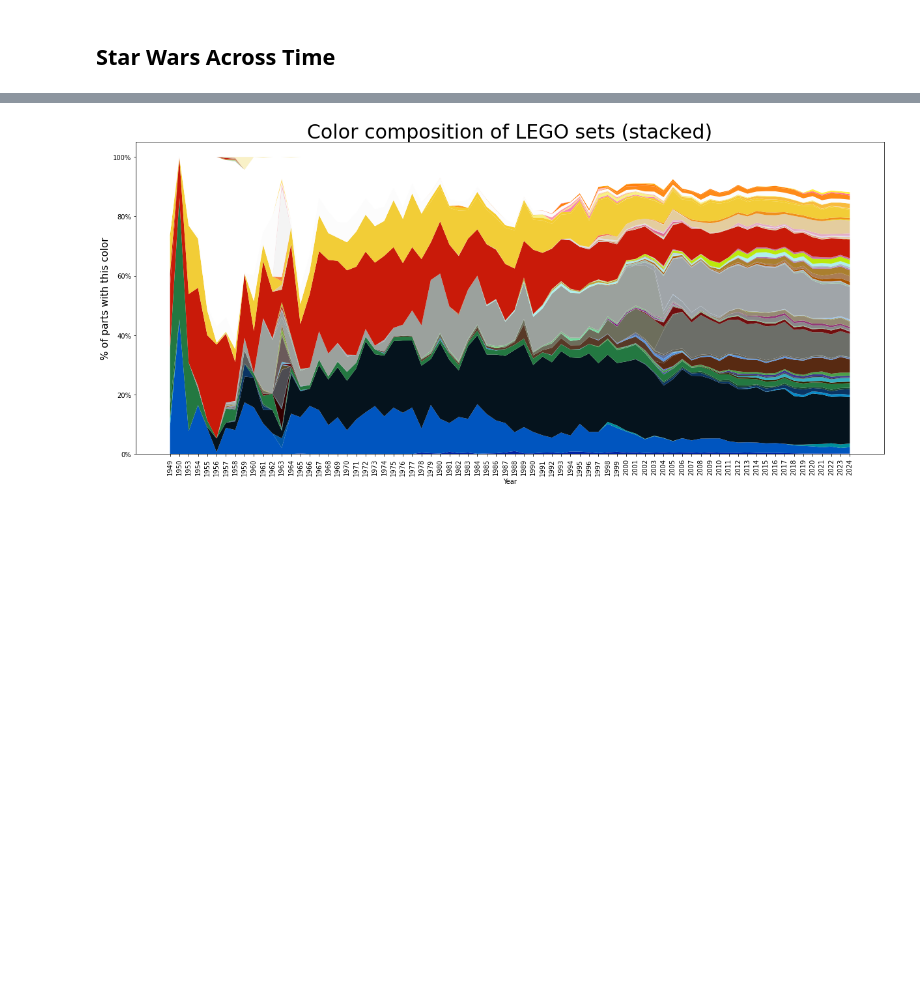
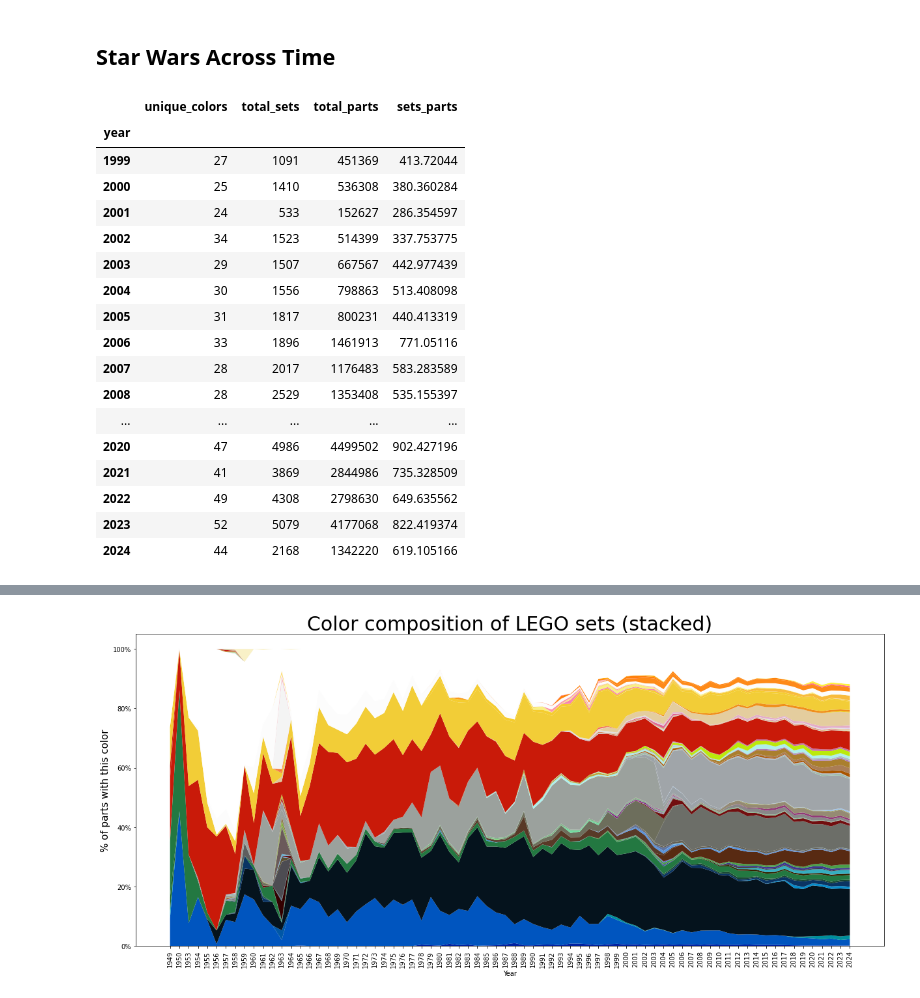
Before and after one commit to anikomaraz/LEGO, a Jupyter notebook: lego.ipynb, the cells around one changed output, grey strips where cells are left out. Saved outputs shown, nothing was run; the diff lists cells and outputs as text; code cells hidden in the pictures; blank space fills up the shorter version.

```diff
--- a/lego.ipynb
+++ b/lego.ipynb
@@ -139,21 +139,44 @@ Oh wow, almost a 1000 Star Wars sets were published since 1949! This is about 8
 # %%
 merged_df = lego_datasets['colors'] \
     .merge(lego_datasets['inventory_parts'], left_on='id', right_on='color_id', how='left') \
     .merge(lego_datasets['inventories'], left_on='inventory_id', right_on='id', how='left') \
     .merge(lego_datasets['sets'], left_on='set_num', right_on='set_num', how='left') \
     .merge(lego_datasets['themes'], left_on='theme_id', right_on='id', how='left')
 
 star_wars_df = merged_df[merged_df['name'] == 'Star Wars']
 
 # Convert 'num_parts' column to numeric
 star_wars_df.loc[:, 'num_parts'] = pd.to_numeric(star_wars_df['num_parts'])
+# star_wars_df.loc[:, 'set_num'] = pd.to_numeric(star_wars_df['set_num'])
+# star_wars_df = star_wars_df.groupby(['year']).agg('count')
+
+
 
 # Group by year and count unique colors, total sets, and total parts
 star_wars = star_wars_df.groupby('year').agg(
     unique_colors=('id_x', 'nunique'),  # Count unique colors
-    total_sets=('set_num', 'nunique'),  # Count total sets
+    total_sets=('set_num', 'count'),  # Count total sets
     total_parts=('num_parts', 'sum')    # Sum of num_parts
 )
 
 star_wars['sets_parts'] = star_wars['total_parts'] / star_wars['total_sets']
+# %% [output]
+|  | unique_colors | total_sets | total_parts | sets_parts |
+| year |  |  |  |  |
+| 1999 | 27 | 1091 | 451369 | 413.72044 |
+| 2000 | 25 | 1410 | 536308 | 380.360284 |
+| 2001 | 24 | 533 | 152627 | 286.354597 |
+| 2002 | 34 | 1523 | 514399 | 337.753775 |
+| 2003 | 29 | 1507 | 667567 | 442.977439 |
+| 2004 | 30 | 1556 | 798863 | 513.408098 |
+| 2005 | 31 | 1817 | 800231 | 440.413319 |
+| 2006 | 33 | 1896 | 1461913 | 771.05116 |
+| 2007 | 28 | 2017 | 1176483 | 583.283589 |
+| 2008 | 28 | 2529 | 1353408 | 535.155397 |
+| ... | ... | ... | ... | ... |
+| 2020 | 47 | 4986 | 4499502 | 902.427196 |
+| 2021 | 41 | 3869 | 2844986 | 735.328509 |
+| 2022 | 49 | 4308 | 2798630 | 649.635562 |
+| 2023 | 52 | 5079 | 4177068 | 822.419374 |
+| 2024 | 44 | 2168 | 1342220 | 619.105166 |
 # %%
```
Also changed, not shown: parts of 5 cells of this notebook.
